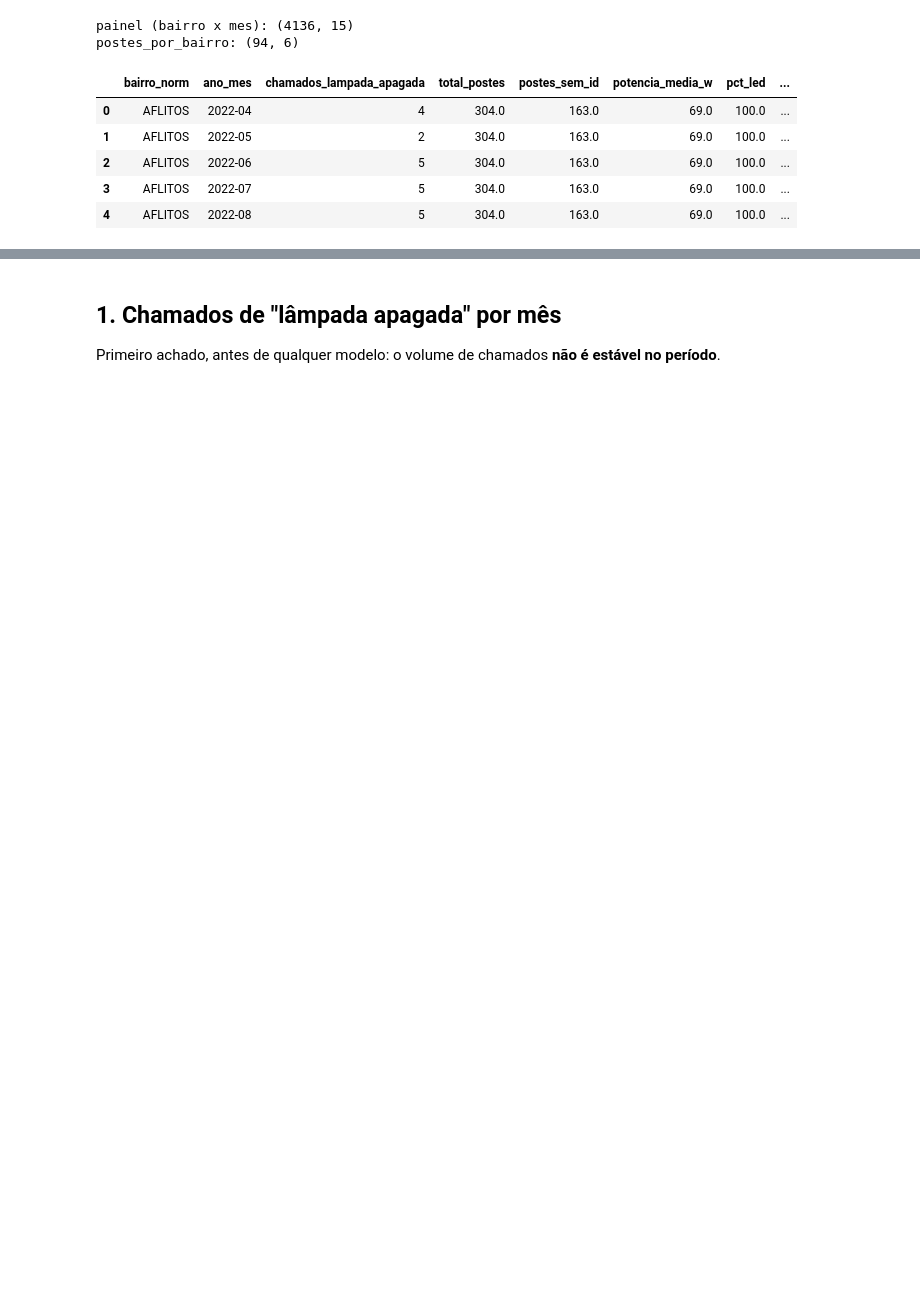
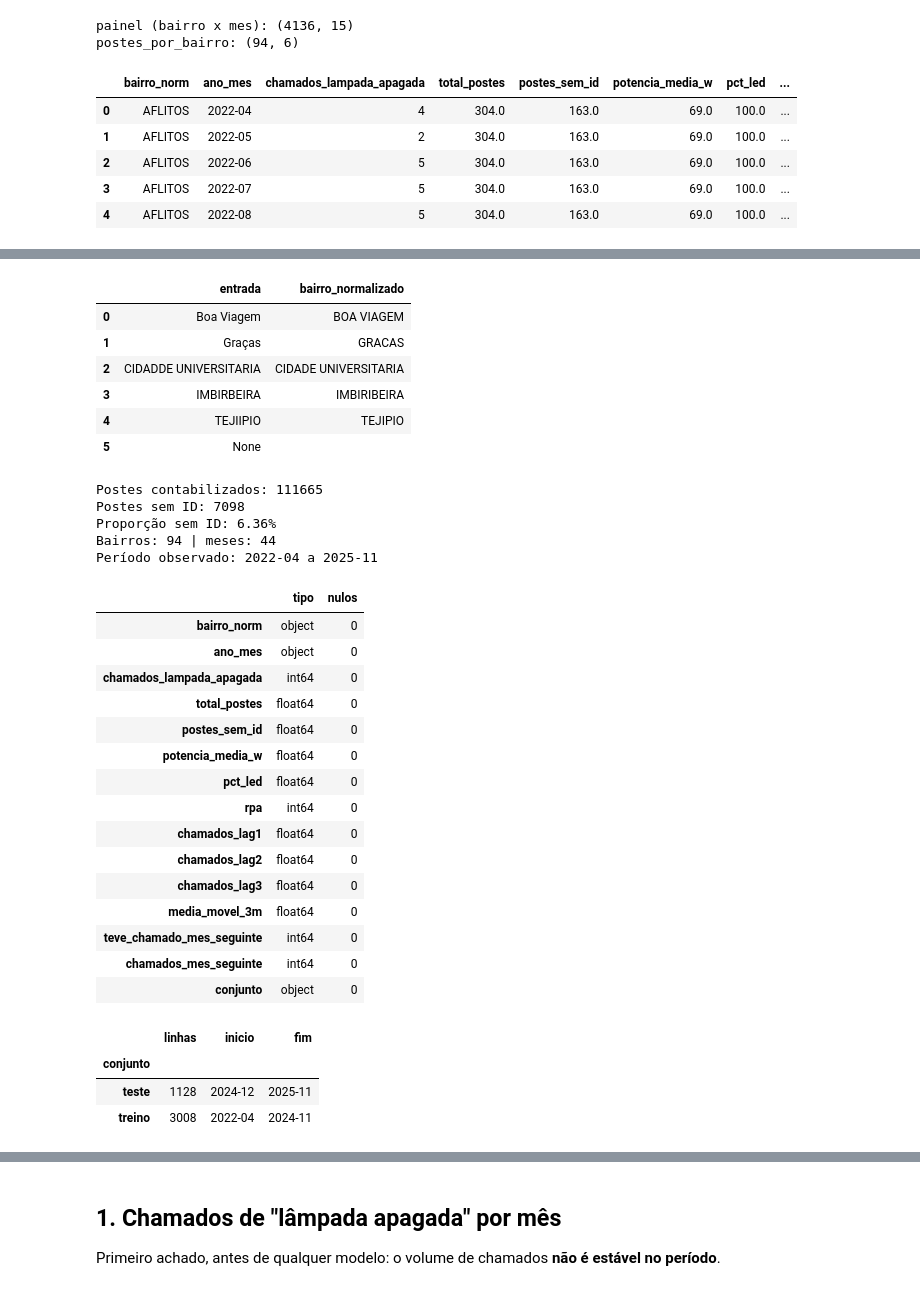
Before and after one commit to antoniolaprov/g17-iluminacao-inteligente, a Jupyter notebook: applications/ml/notebooks/01_exploracao.ipynb, the cells around one changed output, grey strips where cells are left out. Cells and saved outputs as stored; diff of their text form; code cells hidden in the pictures; blank space fills up the shorter version.

```diff
--- a/applications/ml/notebooks/01_exploracao.ipynb
+++ b/applications/ml/notebooks/01_exploracao.ipynb
@@ -44,0 +69,55 @@ postes_por_bairro: (94, 6)
+# %%
+import sys
+from pathlib import Path
+sys.path.insert(0, str(Path("../src").resolve()))
+from preparar_dados import normalizar_bairro
+
+exemplos = ["  Boa   Viagem ", "Graças", "CIDADDE UNIVERSITARIA", "IMBIRBEIRA", "TEJIIPIO", None]
+display(pd.DataFrame({"entrada": exemplos, "bairro_normalizado": [normalizar_bairro(x) for x in exemplos]}))
+print("Postes contabilizados:", int(postes["total_postes"].sum()))
+print("Postes sem ID:", int(postes["postes_sem_id"].sum()))
+print("Proporção sem ID:", f"{postes['postes_sem_id'].sum() / postes['total_postes'].sum():.2%}")
+print("Bairros:", painel["bairro_norm"].nunique(), "| meses:", painel["ano_mes"].nunique())
+print("Período observado:", painel["ano_mes"].min(), "a", painel["ano_mes"].max())
+display(pd.DataFrame({"tipo": painel.dtypes.astype(str), "nulos": painel.isna().sum()}))
+display(painel.groupby("conjunto").agg(linhas=("ano_mes", "size"), inicio=("ano_mes", "min"), fim=("ano_mes", "max")))
+assert not painel.duplicated(["bairro_norm", "ano_mes"]).any()
+assert not painel.isna().any().any()
+assert set(painel["bairro_norm"]) == set(postes["bairro_norm"])
+assert "BAIRRO NAO INFORMADO" not in set(painel["bairro_norm"])
+mes_alvo = (pd.PeriodIndex(painel["ano_mes"], freq="M") + 1).astype(str)
+assert (mes_alvo[painel["conjunto"] == "treino"] <= "2024-12").all()
+assert (mes_alvo[painel["conjunto"] == "teste"] >= "2025-01").all()
+# %% [output]
+|  | entrada | bairro_normalizado |
+| 0 | Boa Viagem | BOA VIAGEM |
+| 1 | Graças | GRACAS |
+| 2 | CIDADDE UNIVERSITARIA | CIDADE UNIVERSITARIA |
+| 3 | IMBIRBEIRA | IMBIRIBEIRA |
+| 4 | TEJIIPIO | TEJIPIO |
+| 5 | None |  |
+Postes contabilizados: 111665
+Postes sem ID: 7098
+Proporção sem ID: 6.36%
+Bairros: 94 | meses: 44
+Período observado: 2022-04 a 2025-11
+|  | tipo | nulos |
+| bairro_norm | object | 0 |
+| ano_mes | object | 0 |
+| chamados_lampada_apagada | int64 | 0 |
+| total_postes | float64 | 0 |
+| postes_sem_id | float64 | 0 |
+| potencia_media_w | float64 | 0 |
+| pct_led | float64 | 0 |
+| rpa | int64 | 0 |
+| chamados_lag1 | float64 | 0 |
+| chamados_lag2 | float64 | 0 |
+| chamados_lag3 | float64 | 0 |
+| media_movel_3m | float64 | 0 |
+| teve_chamado_mes_seguinte | int64 | 0 |
+| chamados_mes_seguinte | int64 | 0 |
+| conjunto | object | 0 |
+|  | linhas | inicio | fim |
+| conjunto |  |  |  |
+| teste | 1128 | 2024-12 | 2025-11 |
+| treino | 3008 | 2022-04 | 2024-11 |
```
Also changed, not shown: parts of 11 cells of this notebook, 3 other files.
